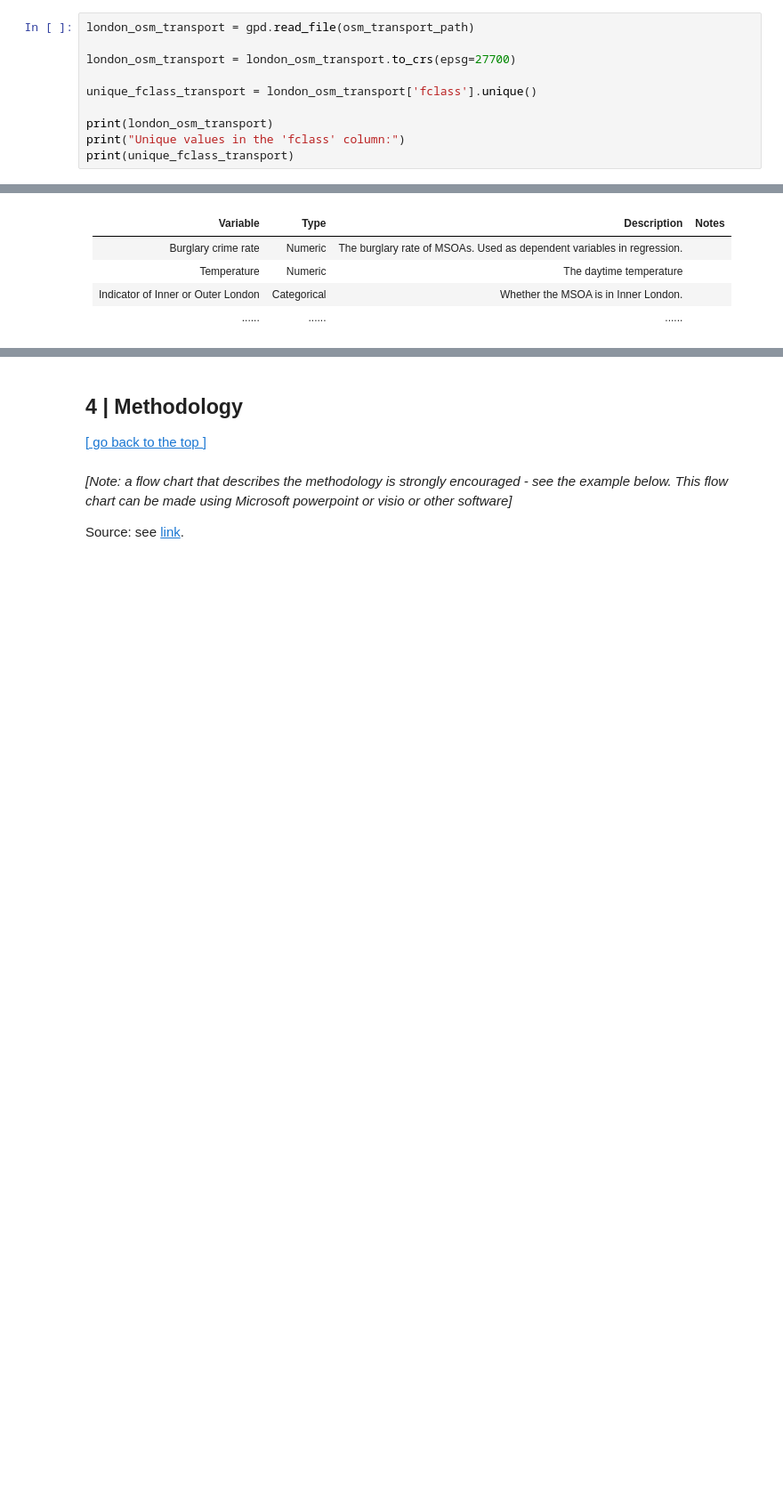
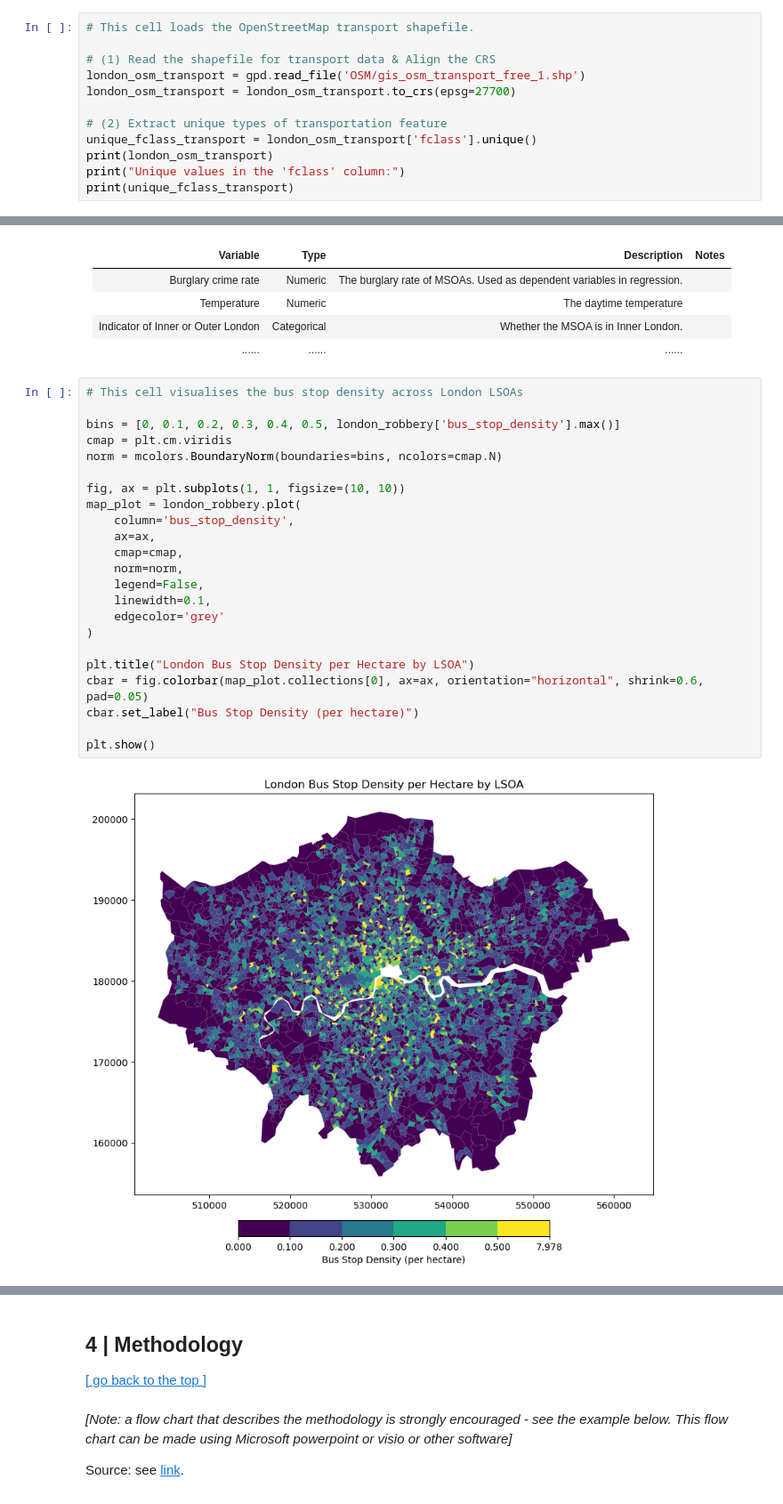
Before and after one commit to hanxiang270/CASA0006, a Jupyter notebook: CASA0006_Part1.ipynb, the cells around one changed output, grey strips where cells are left out. Shown at 89% size. Drawn from its saved outputs; the diff is of its cells as text; blank space fills up the shorter version.

```diff
--- a/CASA0006_Part1.ipynb
+++ b/CASA0006_Part1.ipynb
@@ -237,10 +380,12 @@ print(london_lsoa)
 # %%
-london_osm_transport = gpd.read_file(osm_transport_path)
+# This cell loads the OpenStreetMap transport shapefile.
 
+# (1) Read the shapefile for transport data & Align the CRS
+london_osm_transport = gpd.read_file('OSM/gis_osm_transport_free_1.shp')
 london_osm_transport = london_osm_transport.to_crs(epsg=27700)
 
+# (2) Extract unique types of transportation feature
 unique_fclass_transport = london_osm_transport['fclass'].unique()
-
 print(london_osm_transport)
 print("Unique values in the 'fclass' column:")
 print(unique_fclass_transport)
@@ -256,3 +536,28 @@ NameError: name 'london_osm_transport' is not defined
 | Temperature                         | Numeric      | The daytime temperature                                                 |   |
 | Indicator of Inner or Outer London  | Categorical  | Whether the MSOA is in Inner London.                                    |   |
 | ......  | ......  | ......                                    |   |
+# %%
+# This cell visualises the bus stop density across London LSOAs
+
+bins = [0, 0.1, 0.2, 0.3, 0.4, 0.5, london_robbery['bus_stop_density'].max()]
+cmap = plt.cm.viridis
+norm = mcolors.BoundaryNorm(boundaries=bins, ncolors=cmap.N)
+
+fig, ax = plt.subplots(1, 1, figsize=(10, 10))
+map_plot = london_robbery.plot(
+    column='bus_stop_density',
+    ax=ax,
+    cmap=cmap,
+    norm=norm,
+    legend=False,
+    linewidth=0.1,
+    edgecolor='grey'
+)
+
+plt.title("London Bus Stop Density per Hectare by LSOA")
+cbar = fig.colorbar(map_plot.collections[0], ax=ax, orientation="horizontal", shrink=0.6, pad=0.05)
+cbar.set_label("Bus Stop Density (per hectare)")
+
+plt.show()
+# %% [output]
+[figure, added]
```
Also changed, not shown: parts of 49 cells of this notebook, 3 other files.
